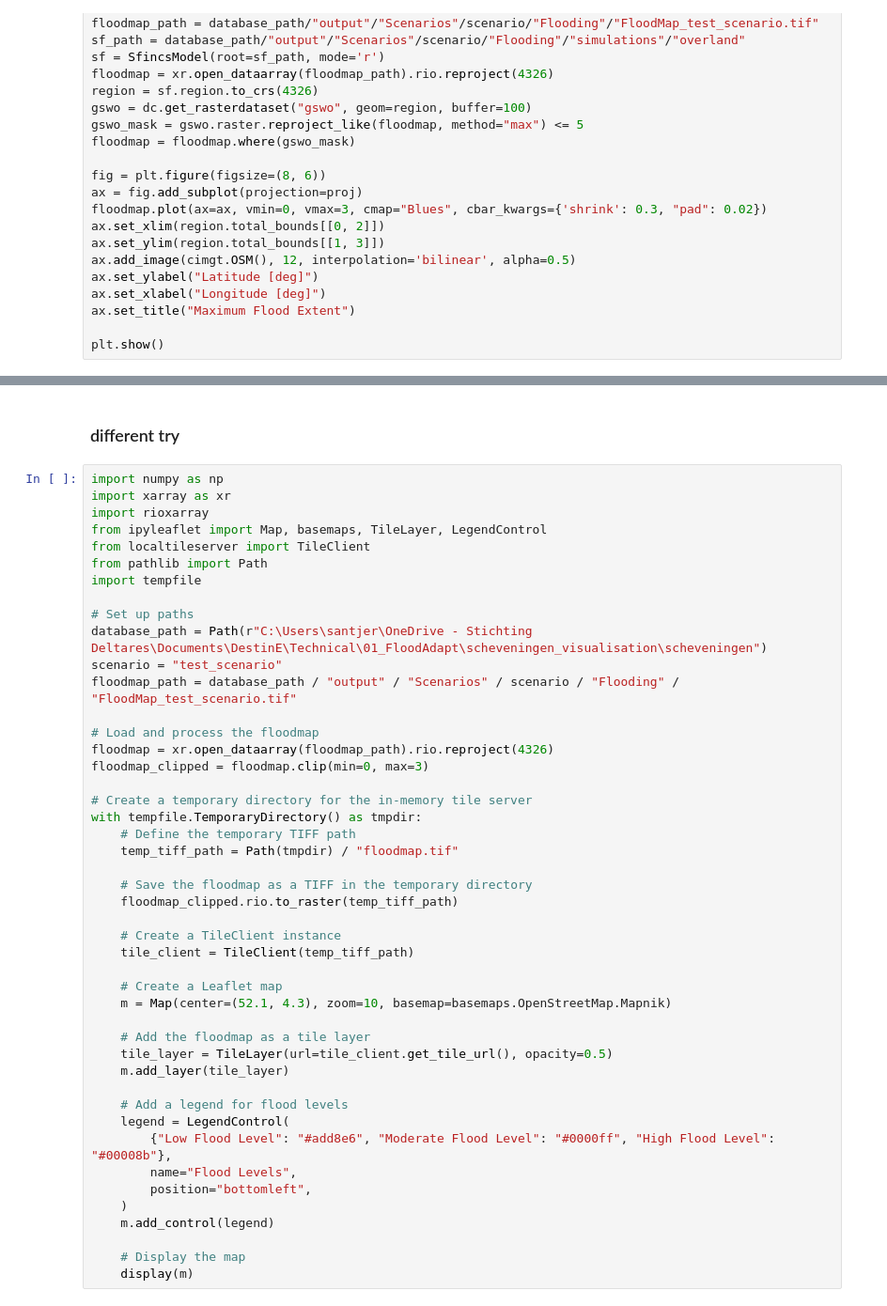
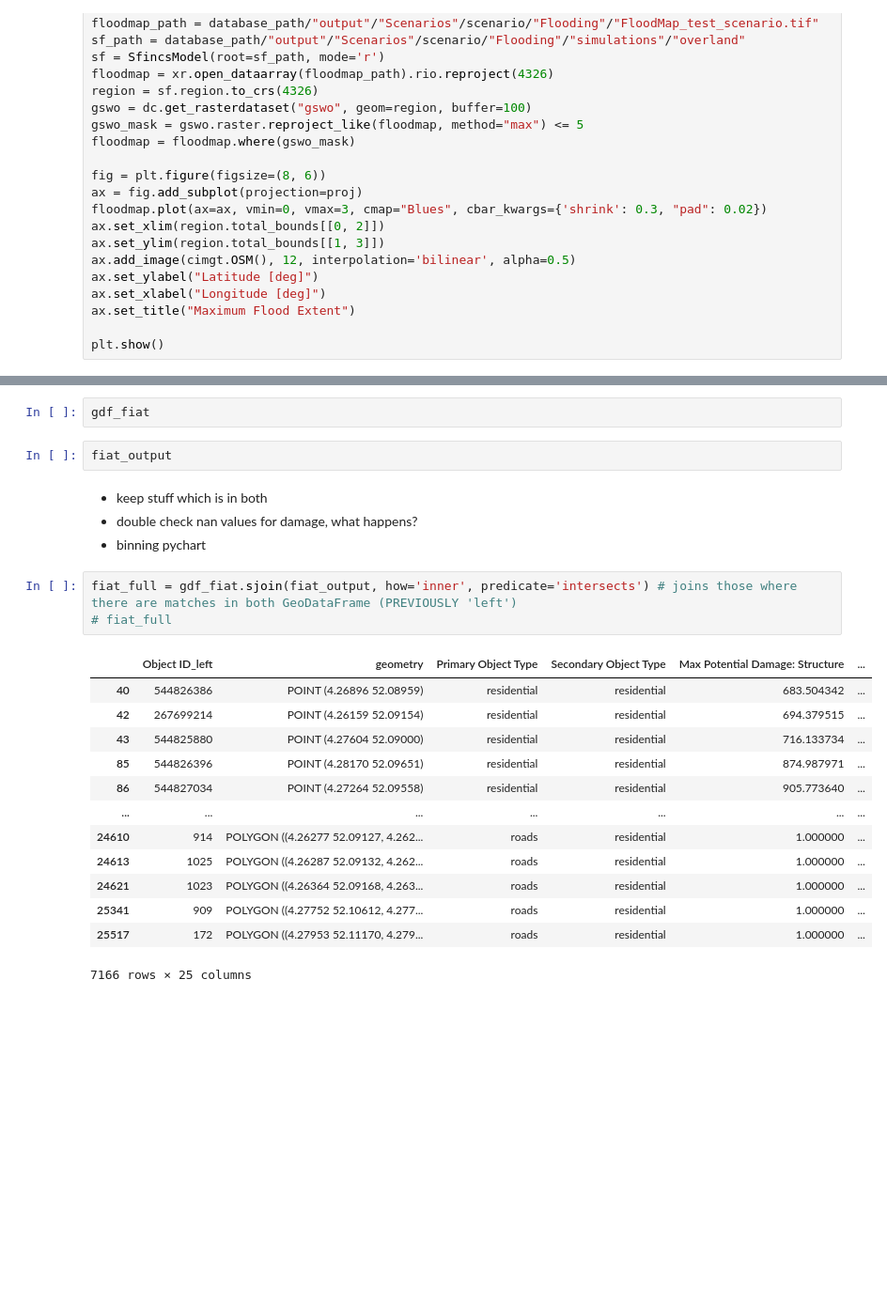
Before and after one commit to interTwin-eu/DT-flood, a Jupyter notebook: Notebooks/solara/test_solara_config_v2.ipynb, the cells around one changed output, grey strips where cells are left out. Shown: that part at 94% size. Saved outputs shown, nothing was run; the diff lists cells and outputs as text; blank space fills up the shorter version.

Commit message:
Update visualisation

```diff
--- a/Notebooks/solara/test_solara_config_v2.ipynb
+++ b/Notebooks/solara/test_solara_config_v2.ipynb
@@ -801,48 +1020,25 @@ display(m)
-# %% [markdown]
-### different try
-# %%
-import numpy as np
-import xarray as xr
-import rioxarray
-from ipyleaflet import Map, basemaps, TileLayer, LegendControl
-from localtileserver import TileClient
-from pathlib import Path
-import tempfile
-
-# Set up paths
-database_path = Path(r"C:\Users\santjer\OneDrive - Stichting Deltares\Documents\DestinE\Technical\01_FloodAdapt\scheveningen_visualisation\scheveningen")
-scenario = "test_scenario"
-floodmap_path = database_path / "output" / "Scenarios" / scenario / "Flooding" / "FloodMap_test_scenario.tif"
-
-# Load and process the floodmap
-floodmap = xr.open_dataarray(floodmap_path).rio.reproject(4326)
-floodmap_clipped = floodmap.clip(min=0, max=3)
-
-# Create a temporary directory for the in-memory tile server
-with tempfile.TemporaryDirectory() as tmpdir:
-    # Define the temporary TIFF path
-    temp_tiff_path = Path(tmpdir) / "floodmap.tif"
-
-    # Save the floodmap as a TIFF in the temporary directory
-    floodmap_clipped.rio.to_raster(temp_tiff_path)
-
-    # Create a TileClient instance
-    tile_client = TileClient(temp_tiff_path)
-
-    # Create a Leaflet map
-    m = Map(center=(52.1, 4.3), zoom=10, basemap=basemaps.OpenStreetMap.Mapnik)
-
-    # Add the floodmap as a tile layer
-    tile_layer = TileLayer(url=tile_client.get_tile_url(), opacity=0.5)
-    m.add_layer(tile_layer)
-
-    # Add a legend for flood levels
-    legend = LegendControl(
-        {"Low Flood Level": "#add8e6", "Moderate Flood Level": "#0000ff", "High Flood Level": "#00008b"},
-        name="Flood Levels",
-        position="bottomleft",
-    )
-    m.add_control(legend)
-
-    # Display the map
-    display(m)
+# %%
+gdf_fiat
+# %%
+fiat_output
+# %% [markdown]
+- keep stuff which is in both
+- double check nan values for damage, what happens?
+- binning pychart
+# %%
+fiat_full = gdf_fiat.sjoin(fiat_output, how='inner', predicate='intersects') # joins those where there are matches in both GeoDataFrame (PREVIOUSLY 'left')
+# fiat_full
+# %% [output]
+|  | Object ID_left | geometry | Primary Object Type | Secondary Object Type | Max Potential Damage: Structure | ... |
+| 40 | 544826386 | POINT (4.26896 52.08959) | residential | residential | 683.504342 | ... |
+| 42 | 267699214 | POINT (4.26159 52.09154) | residential | residential | 694.379515 | ... |
+| 43 | 544825880 | POINT (4.27604 52.09000) | residential | residential | 716.133734 | ... |
+| 85 | 544826396 | POINT (4.28170 52.09651) | residential | residential | 874.987971 | ... |
+| 86 | 544827034 | POINT (4.27264 52.09558) | residential | residential | 905.773640 | ... |
+| ... | ... | ... | ... | ... | ... | ... |
+| 24610 | 914 | POLYGON ((4.26277 52.09127, 4.262... | roads | residential | 1.000000 | ... |
+| 24613 | 1025 | POLYGON ((4.26287 52.09132, 4.262... | roads | residential | 1.000000 | ... |
+| 24621 | 1023 | POLYGON ((4.26364 52.09168, 4.263... | roads | residential | 1.000000 | ... |
+| 25341 | 909 | POLYGON ((4.27752 52.10612, 4.277... | roads | residential | 1.000000 | ... |
+| 25517 | 172 | POLYGON ((4.27953 52.11170, 4.279... | roads | residential | 1.000000 | ... |
+7166 rows × 25 columns
```
Also changed, not shown: parts of 35 cells of this notebook.
